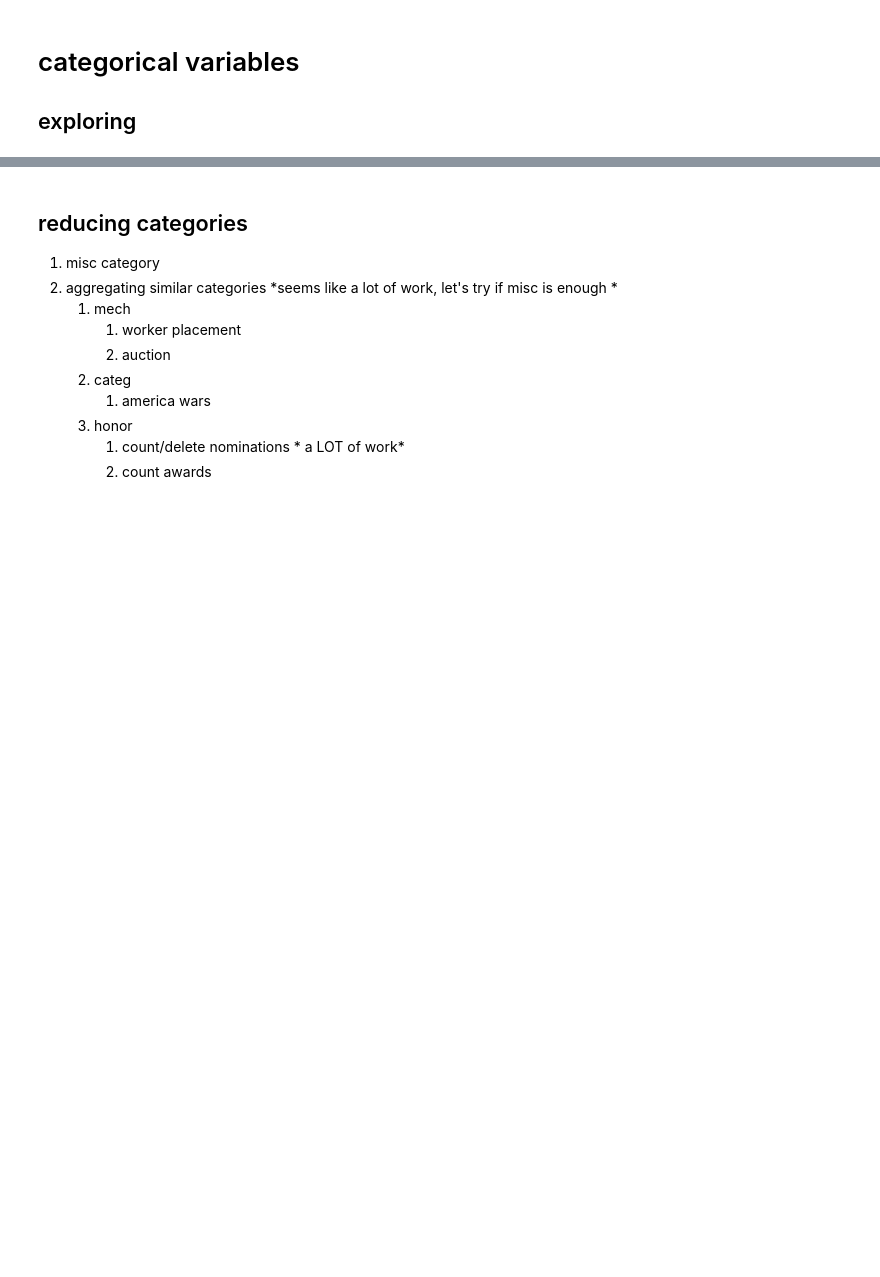
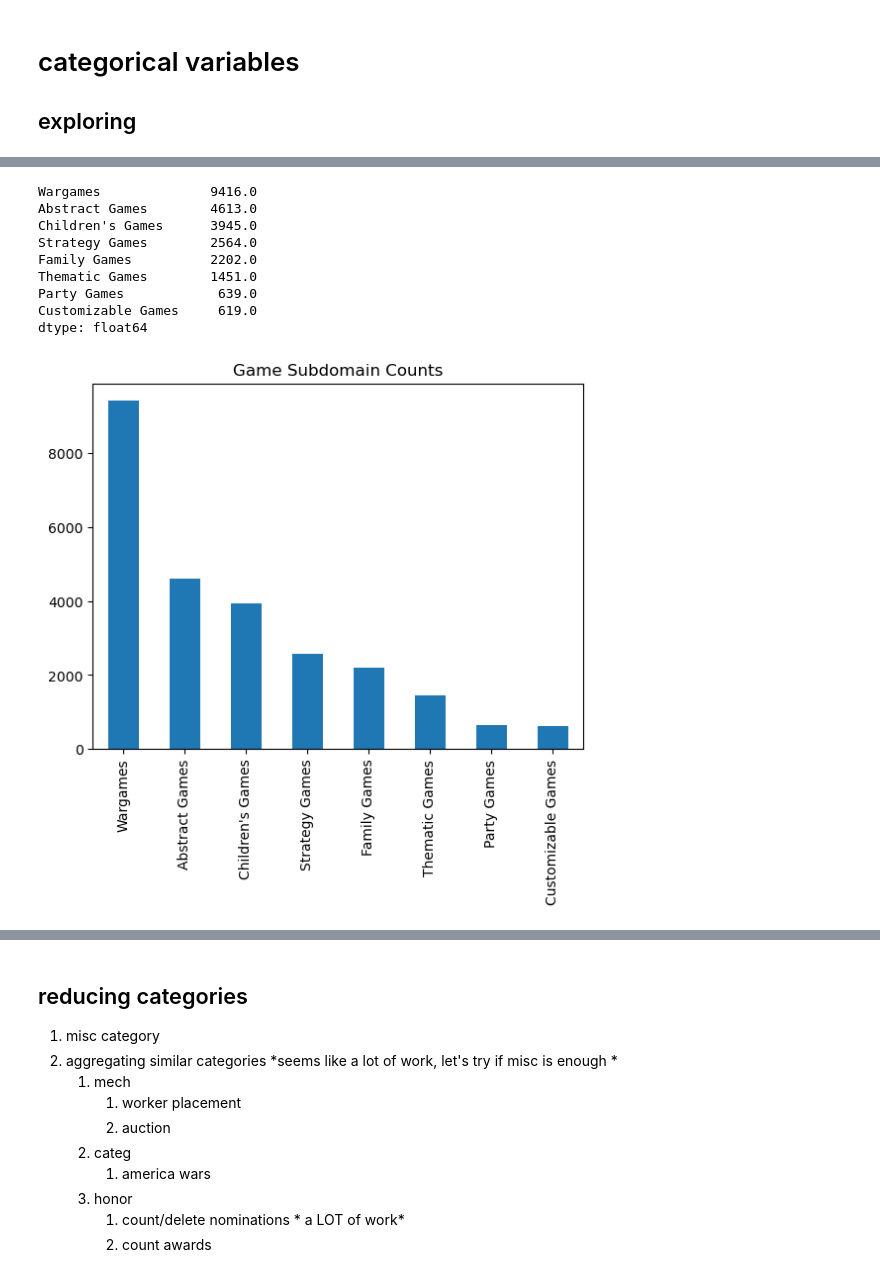
Before and after one commit to karim-at-birds/BGG-game-analysis, a Jupyter notebook: first exploration.ipynb, the cells around one changed output, grey strips where cells are left out. Drawn from its saved outputs; the diff is of its cells as text; code cells hidden in the pictures; blank space fills up the shorter version.

```diff
--- a/first exploration.ipynb
+++ b/first exploration.ipynb
@@ -123,0 +174,13 @@ honor_counts.sort_values(ascending=True).sort_values(ascending=False).head(30)
+# %%
+plot_counts(bgg_df,"subdomain")
+# %% [output]
+Wargames              9416.0
+Abstract Games        4613.0
+Children's Games      3945.0
+Strategy Games        2564.0
+Family Games          2202.0
+Thematic Games        1451.0
+Party Games            639.0
+Customizable Games     619.0
+dtype: float64
+[figure, added]
```
Also changed, not shown: parts of 41 cells of this notebook, 1 other file.
